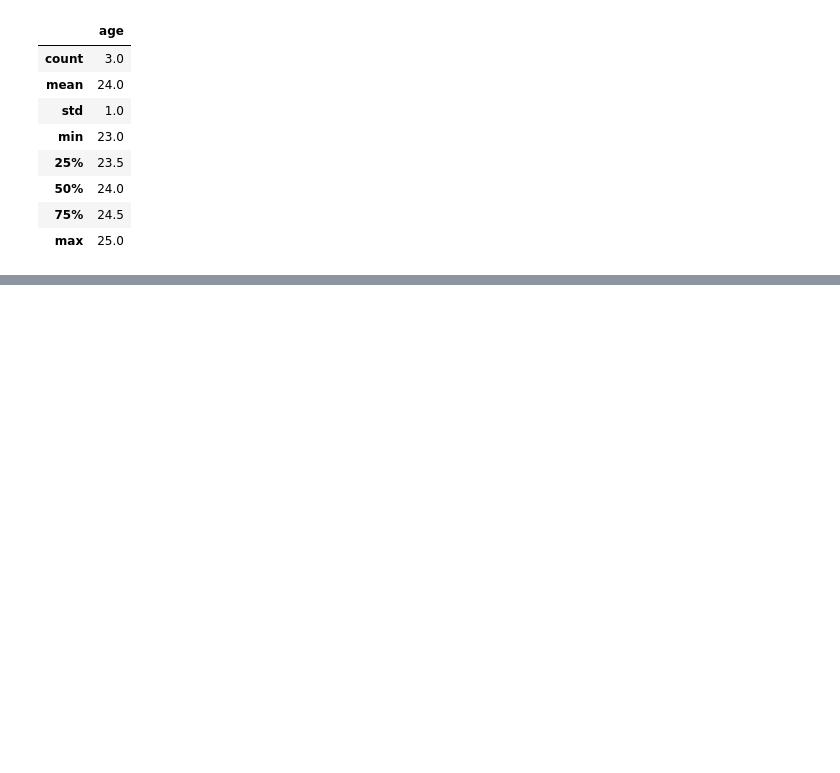
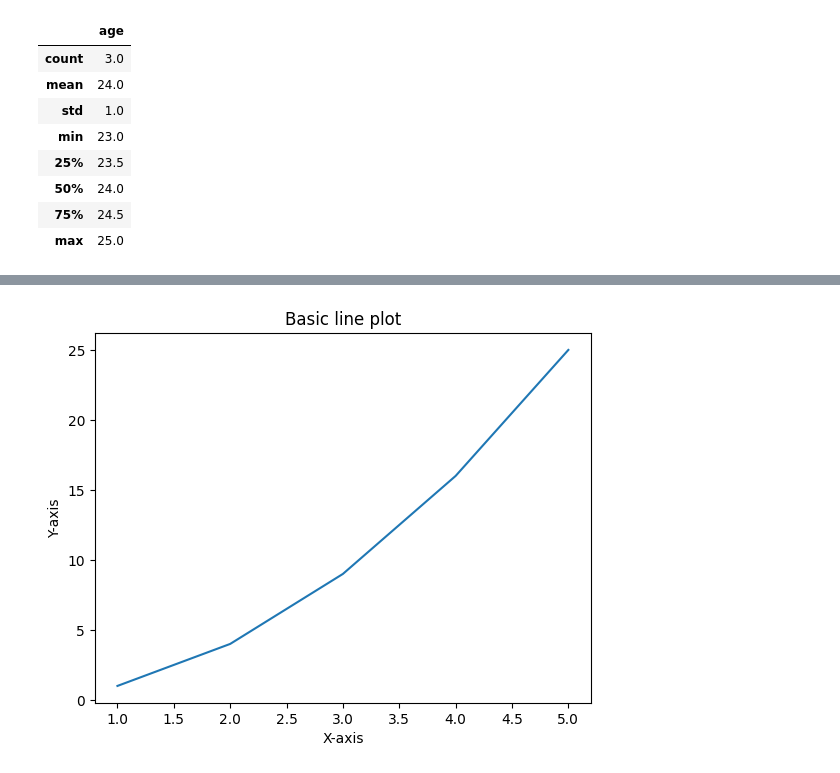
Before and after one commit to Osheenjain646/ML, a Jupyter notebook: Day-9/notes.ipynb, the cells around one changed output, grey strips where cells are left out. Saved outputs shown, nothing was run; the diff lists cells and outputs as text; code cells hidden in the pictures; blank space fills up the shorter version.

Commit message:
Done visualisation and it's four libraries

```diff
--- a/Day-9/notes.ipynb
+++ b/Day-9/notes.ipynb
@@ -379,0 +740,12 @@ df.describe() ## describe the data with info of operation that can be done on it
+# %%
+x=[1,2,3,4,5]
+y=[1,4,9,16,25]
+
+## create a line plot
+plt.plot(x,y)  ## create a line plot with x and y values
+plt.xlabel('X-axis')  ## label for x axis
+plt.ylabel('Y-axis')  ## label for y axis
+plt.title('Basic line plot')
+plt.show()
+# %% [output]
+[figure, added]
```
Also changed, not shown: parts of 67 cells of this notebook, 4 other files.
